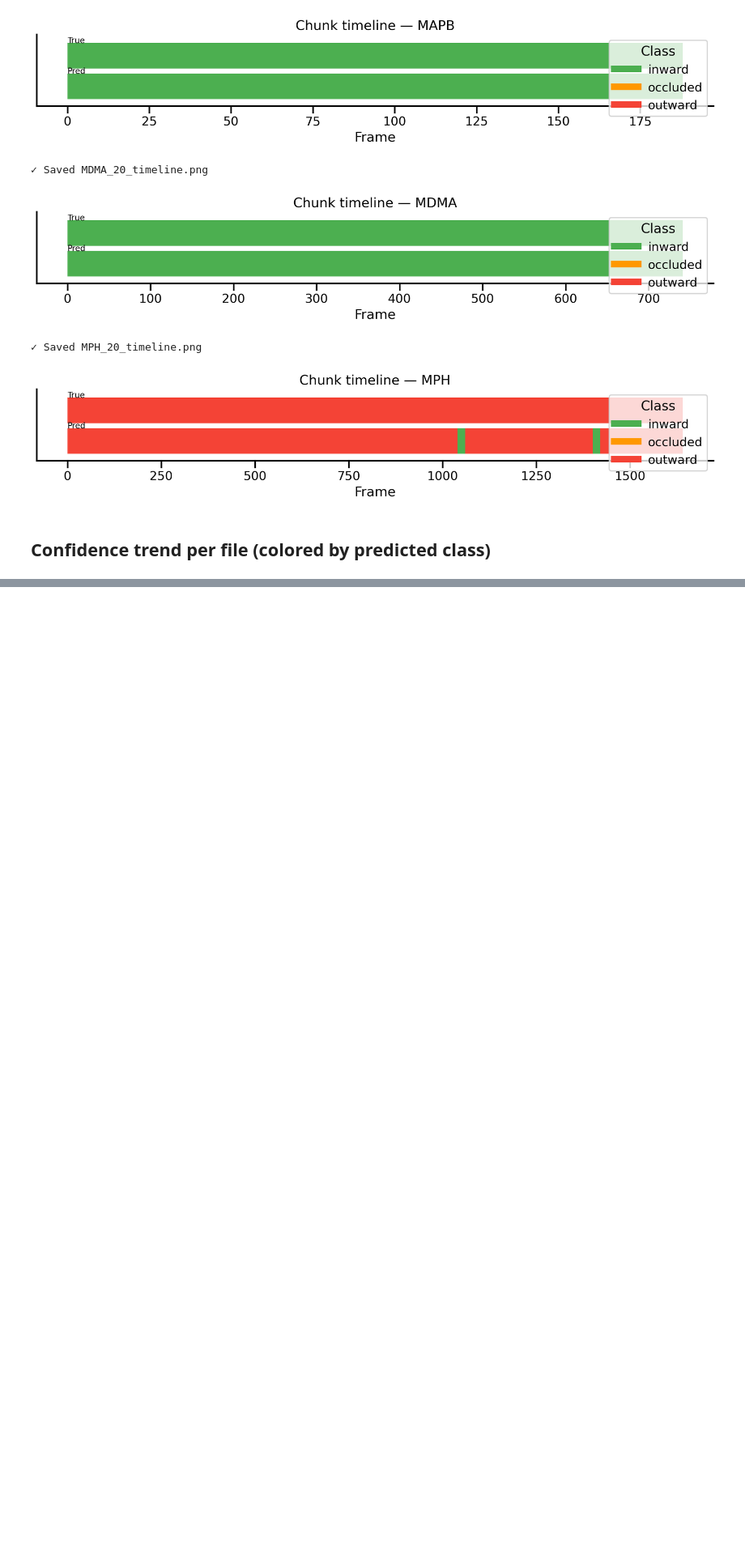
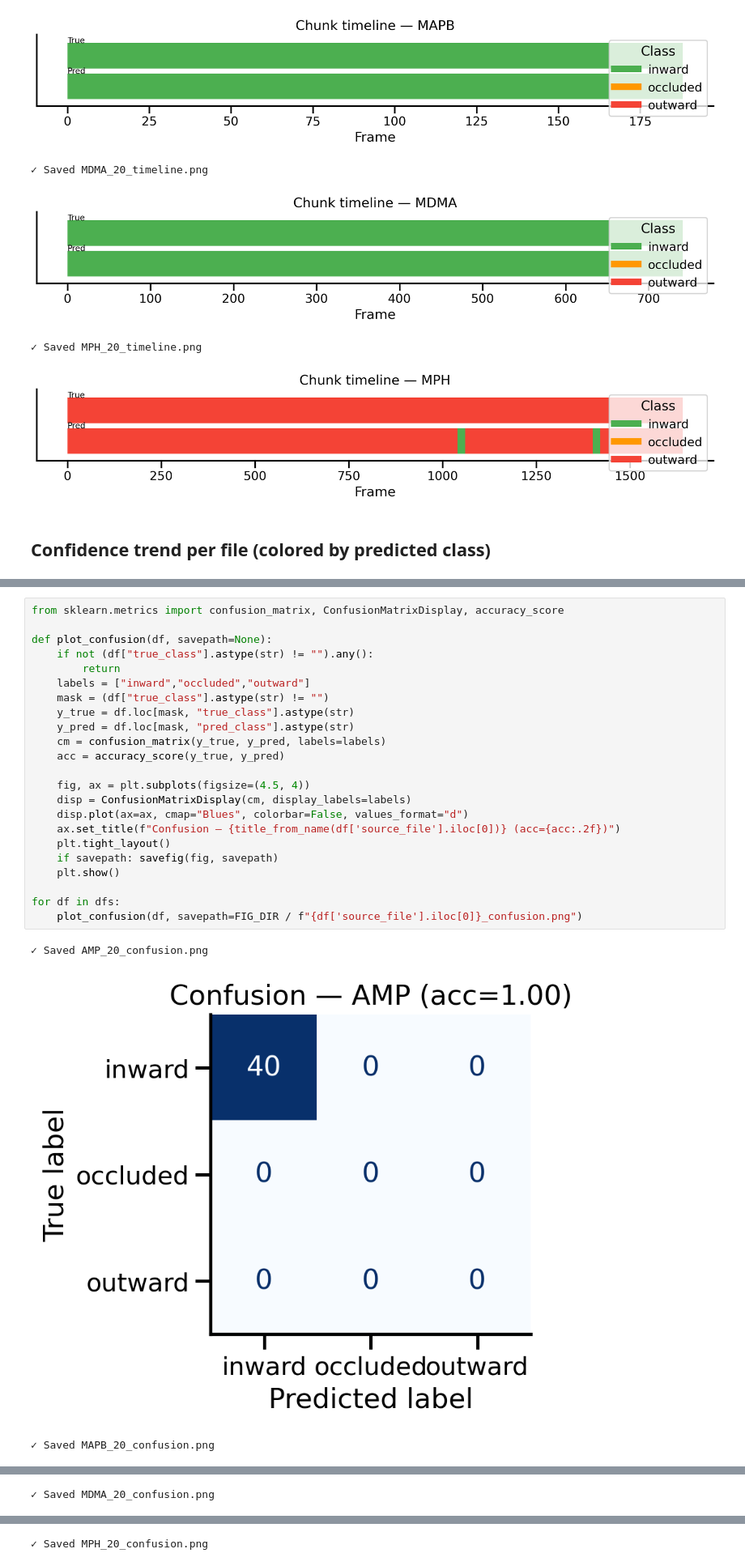
Before and after one commit to Amir-Tav/AI-in-Drug-Discovery-, a Jupyter notebook: presentation_figs/fig.ipynb, the cells around one changed output, grey strips where cells are left out. Shown at 81% size. Saved outputs shown, nothing was run; the diff lists cells and outputs as text; blank space fills up the shorter version.

```diff
--- a/presentation_figs/fig.ipynb
+++ b/presentation_figs/fig.ipynb
@@ -128,0 +162,27 @@ for df in dfs:
+# %%
+from sklearn.metrics import confusion_matrix, ConfusionMatrixDisplay, accuracy_score
+
+def plot_confusion(df, savepath=None):
+    if not (df["true_class"].astype(str) != "").any():
+        return
+    labels = ["inward","occluded","outward"]
+    mask = (df["true_class"].astype(str) != "")
+    y_true = df.loc[mask, "true_class"].astype(str)
+    y_pred = df.loc[mask, "pred_class"].astype(str)
+    cm = confusion_matrix(y_true, y_pred, labels=labels)
+    acc = accuracy_score(y_true, y_pred)
+
+    fig, ax = plt.subplots(figsize=(4.5, 4))
+    disp = ConfusionMatrixDisplay(cm, display_labels=labels)
+    disp.plot(ax=ax, cmap="Blues", colorbar=False, values_format="d")
+    ax.set_title(f"Confusion — {title_from_name(df['source_file'].iloc[0])} (acc={acc:.2f})")
+    plt.tight_layout()
+    if savepath: savefig(fig, savepath)
+    plt.show()
+
+for df in dfs:
+    plot_confusion(df, savepath=FIG_DIR / f"{df['source_file'].iloc[0]}_confusion.png")
+# %% [output]
+✓ Saved AMP_20_confusion.png
+[figure, added]
+✓ Saved MAPB_20_confusion.png
@@ -128,0 +190 @@ for df in dfs:
+✓ Saved MDMA_20_confusion.png
@@ -128,0 +192 @@ for df in dfs:
+✓ Saved MPH_20_confusion.png
```
Also changed, not shown: parts of 15 cells of this notebook, 11 other files.
